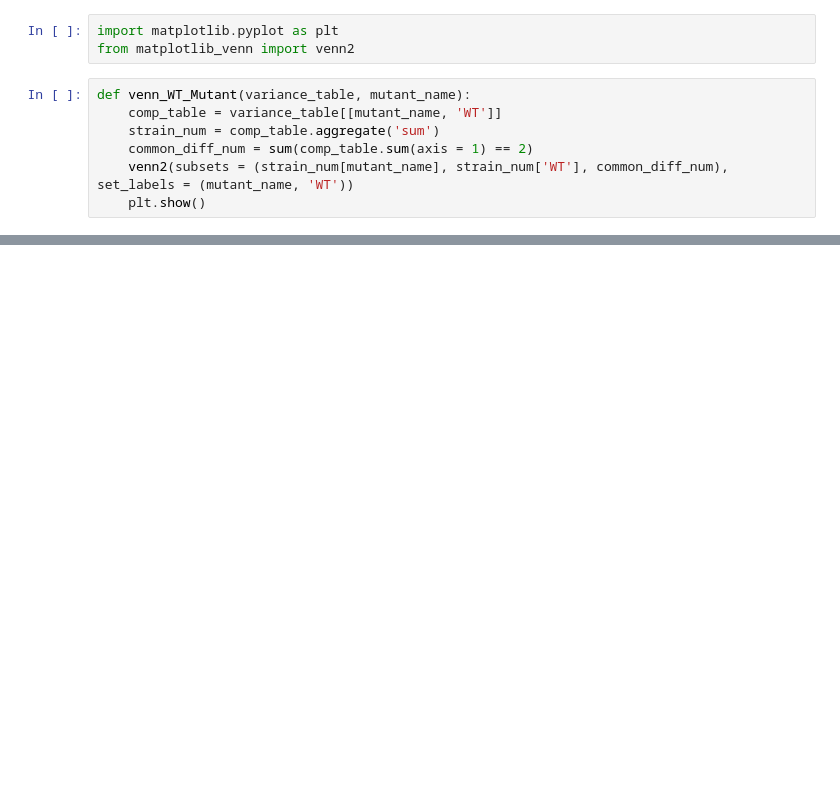
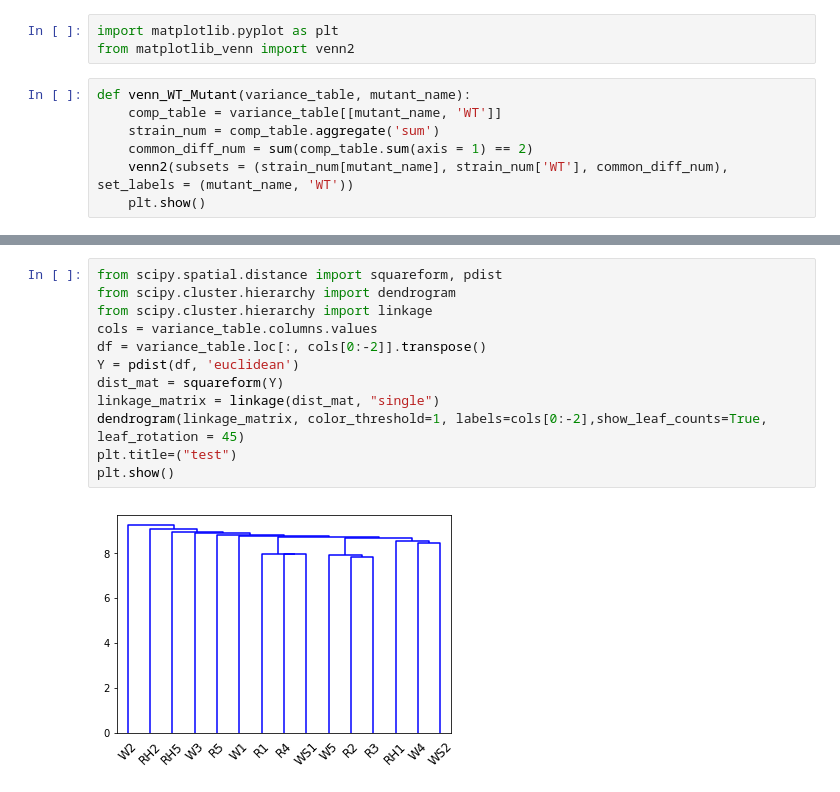
Before and after one commit to bearnomore/Evolution-genomics, a Jupyter notebook: Mutant_ecology_analysis.ipynb, the cells around one changed output, grey strips where cells are left out. Cells and saved outputs as stored; diff of their text form; blank space fills up the shorter version.

```diff
--- a/Mutant_ecology_analysis.ipynb
+++ b/Mutant_ecology_analysis.ipynb
@@ -163,0 +155,14 @@ venn_WT_Mutant(variance_table, 'WS1')
+# %%
+from scipy.spatial.distance import squareform, pdist
+from scipy.cluster.hierarchy import dendrogram
+from scipy.cluster.hierarchy import linkage
+cols = variance_table.columns.values
+df = variance_table.loc[:, cols[0:-2]].transpose()
+Y = pdist(df, 'euclidean')
+dist_mat = squareform(Y)
+linkage_matrix = linkage(dist_mat, "single")
+dendrogram(linkage_matrix, color_threshold=1, labels=cols[0:-2],show_leaf_counts=True, leaf_rotation = 45)
+plt.title=("test")
+plt.show()
+# %% [output]
+[figure, added]
```
Also changed, not shown: parts of 30 cells of this notebook.
